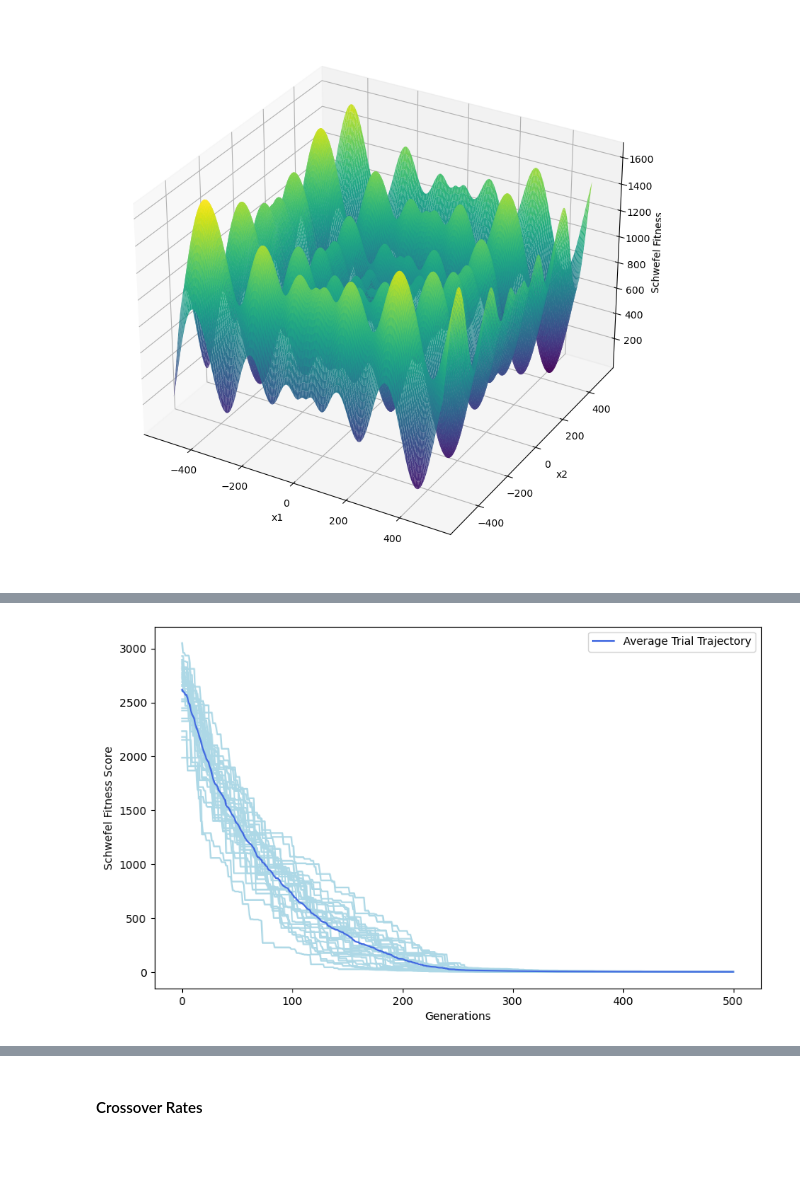
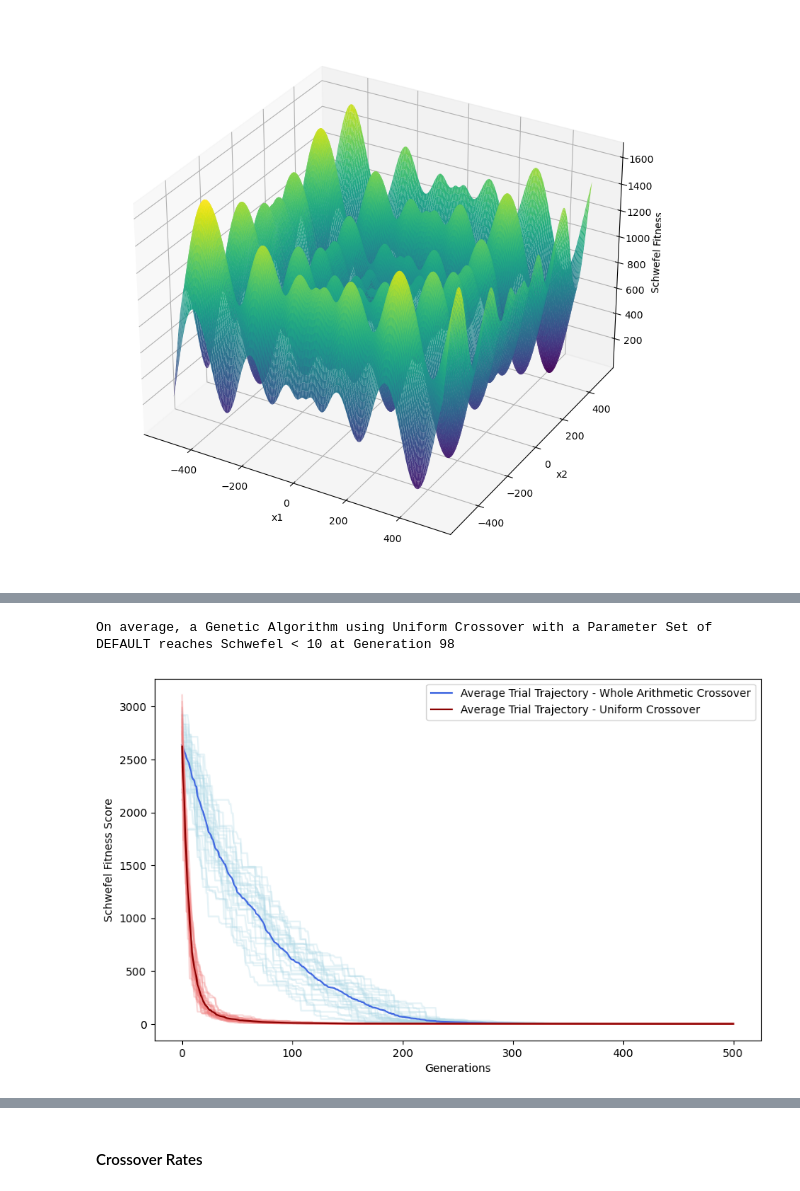
Before and after one commit to AlexPei-YuTsai/8-queen-evo-algo, a Jupyter notebook: schwefel.ipynb, the cells around one changed output, grey strips where cells are left out. Cells and saved outputs as stored; diff of their text form; code cells hidden in the pictures; blank space fills up the shorter version.

Commit message:
more progress

```diff
--- a/schwefel.ipynb
+++ b/schwefel.ipynb
@@ -194,6 +225,6 @@ Schwefel Score: 0.9196120425722256
 # %%
 # Function to run N trials + have DataFrame
-def test_trials(n):
+def test_trials(n, crossover):
     data = []
     for trial in range(n):
         # Initialize population and recorder
@@ -202,7 +233,7 @@ def test_trials(n):
         # Recorder keeps initialized performance as a reference
         f_progress = [min([schwefel(i) for i in population])]
 
-        results = realGA(population, f_progress)
+        results = realGA(population, f_progress, crossover)
 
         # Get progress of ALL runs
         data.append(results[1])
@@ -213,9 +255,9 @@ def test_trials(n):
 # %%
-# Default Parameters used. 30 Trials
+# Default Parameters used. 30 Trials - Whole Arithmetic Crossover
 
 start_time = time.time()
 
-data_df = test_trials(30)
+data_df = test_trials(30, cross)
 
 print("--- %s seconds ---" % (time.time() - start_time))
 # %% [output]
@@ -252,0 +284,8 @@ On average, a Genetic Algorithm with a Parameter Set of DEFAULT reaches Schwefel
+# %%
+# Default Parameters used. 30 Trials - Uniform Crossover
+
+start_time = time.time()
+
+data2_df = test_trials(30, unicross)
+
+print("--- %s seconds ---" % (time.time() - start_time))
@@ -252,0 +294,5 @@ On average, a Genetic Algorithm with a Parameter Set of DEFAULT reaches Schwefel
+# %%
+# We can visualize the table like so
+data2_df.index += 1
+data2_df.index.name = "Trial Number"
+data2_df.head()
@@ -253,13 +308,21 @@ On average, a Genetic Algorithm with a Parameter Set of DEFAULT reaches Schwefel
+# %%
+# We can also see the average trajectory of each of these runs and see how long it takes for them to converge
+conv(data2_df, 10, "Uniform Crossover", "Parameter Set", "DEFAULT")
+# %% [output]
+On average, a Genetic Algorithm using Uniform Crossover with a Parameter Set of DEFAULT reaches Schwefel < 10 at Generation 98
 # %%
 # Of course, we can also graph the results
 for i in range(30):
-    data_df.iloc[i].plot(color="lightblue", label="_nolegend_")
-data_df.mean(axis=0).plot(color="royalblue", label="Average Trial Trajectory")
+    data_df.iloc[i].plot(color="lightblue", label="_nolegend_", alpha=0.3)
+data_df.mean(axis=0).plot(color="royalblue", label="Average Trial Trajectory - Whole Arithmetic Crossover")
+for i in range(30):
+    data2_df.iloc[i].plot(color="lightcoral", label="_nolegend_", alpha=0.3)
+data2_df.mean(axis=0).plot(color="darkred", label="Average Trial Trajectory - Uniform Crossover")
 plt.ylabel("Schwefel Fitness Score")
 plt.xlabel("Generations")
 plt.legend()
 plt.show()
 # %% [output]
-[figure, old version]
+[figure, new version]
 # %% [markdown]
 ### Parameter Tuning
```
Also changed, not shown: parts of 46 cells of this notebook.
